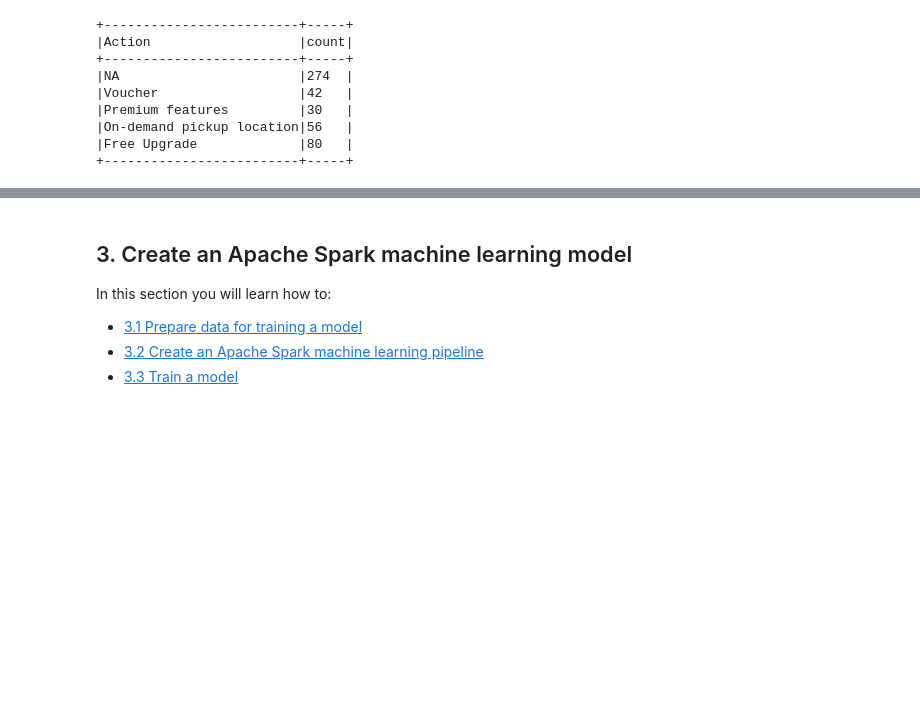
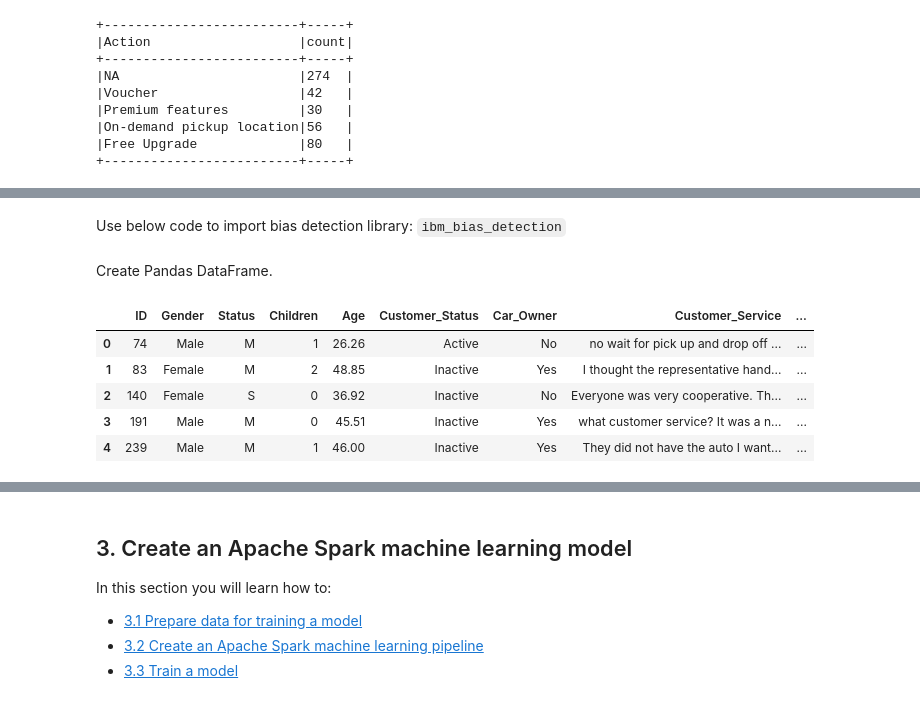
Before and after one commit to pmservice/wml-sample-notebooks, a Jupyter notebook: CARS4U-Action Recommendation-Spark.ipynb, the cells around one changed output, grey strips where cells are left out. Saved outputs shown, nothing was run; the diff lists cells and outputs as text; code cells hidden in the pictures; blank space fills up the shorter version.

```diff
--- a/CARS4U-Action Recommendation-Spark.ipynb
+++ b/CARS4U-Action Recommendation-Spark.ipynb
@@ -137,0 +147,2 @@ df_data.select('Action').groupBy('Action').count().show(truncate=False)
+# %% [markdown]
+Use below code to import bias detection library: `ibm_bias_detection`
@@ -137,0 +151,14 @@ df_data.select('Action').groupBy('Action').count().show(truncate=False)
+# %% [markdown]
+Create Pandas DataFrame.
+# %%
+import pandas as pd
+
+pd_data = df_data.toPandas()
+pd_data.head()
+# %% [output]
+|  | ID | Gender | Status | Children | Age | Customer_Status | Car_Owner | Customer_Service | ... |
+| 0 | 74 | Male | M | 1 | 26.26 | Active | No | no wait for pick up and drop off ... | ... |
+| 1 | 83 | Female | M | 2 | 48.85 | Inactive | Yes | I thought the representative hand... | ... |
+| 2 | 140 | Female | S | 0 | 36.92 | Inactive | No | Everyone was very cooperative. Th... | ... |
+| 3 | 191 | Male | M | 0 | 45.51 | Inactive | Yes | what customer service? It was a n... | ... |
+| 4 | 239 | Male | M | 1 | 46.00 | Inactive | Yes | They did not have the auto I want... | ... |
```
Also changed, not shown: parts of 13 cells of this notebook.
